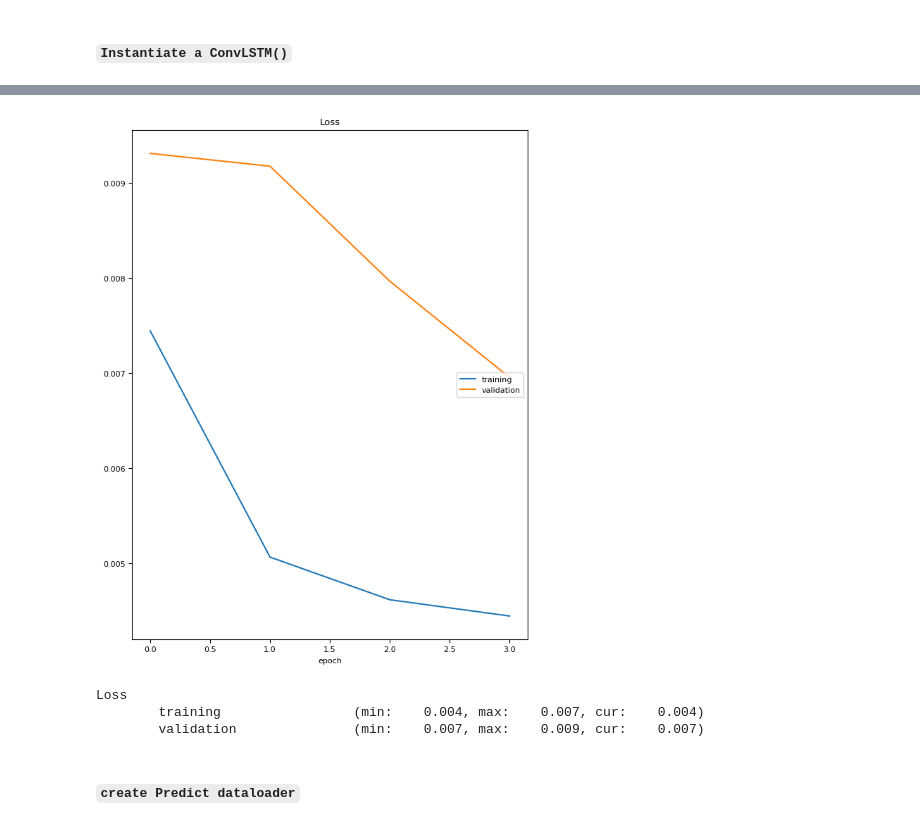
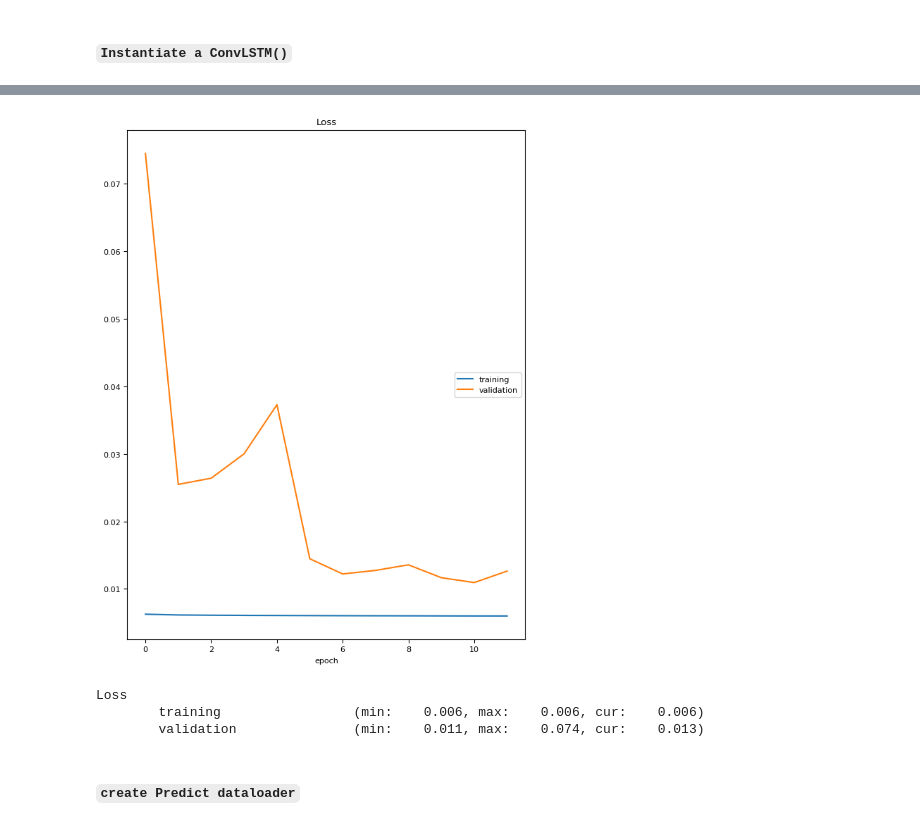
Before and after one commit to Dseal95/DYffcast, a Jupyter notebook: rainnow/notebooks/conv_lstm/convlstm_exploration.ipynb, the cells around one changed output, grey strips where cells are left out. Drawn from its saved outputs; the diff is of its cells as text; code cells hidden in the pictures.

```diff
--- a/rainnow/notebooks/conv_lstm/convlstm_exploration.ipynb
+++ b/rainnow/notebooks/conv_lstm/convlstm_exploration.ipynb
@@ -53,10 +55,10 @@ No GPU available! (device = cpu)
 #### `Datasets & Dataloaders`
 # %%
 # ** DIR helpers **
-CKPT_BASE_PATH = "/Users/ds423/git_uni/irp-ds423/rainnow/results/"
-CONFIGS_BASE_PATH = "/Users/ds423/git_uni/irp-ds423/rainnow/src/dyffusion/configs/"
-# CKPT_BASE_PATH = "/teamspace/studios/this_studio/irp-ds423/rainnow/results/"
-# CONFIGS_BASE_PATH = "/teamspace/studios/this_studio/irp-ds423/rainnow/src/dyffusion/configs/"
+BASE_PATH = "/teamspace/studios/this_studio"
+
+CKPT_BASE_PATH = f"{BASE_PATH}/DYffcast/rainnow/results/"
+CONFIGS_BASE_PATH = f"{BASE_PATH}/DYffcast/rainnow/src/dyffusion/configs/"
 
 CKPT_DIR = "checkpoints"
 CKPT_CFG_NAME = "hparams.yaml"
@@ -64,8 +66,11 @@ DATAMODULE_CONFIG_NAME = "imerg_precipitation.yaml"
 # whether or not to get last.ckpt or to get the "best model" ckpt (the other one in the folder).
 GET_LAST = False
 
+# ** Dataset Params **
+REVERSE_PROBABILITY = 0.2  # X% chance to flip the sequence during training.
+
 # ** Dataloader Params **
-BATCH_SIZE = 12
+BATCH_SIZE = 8
 NUM_WORKERS = 0
 
 INPUT_SEQUENCE_LENGTH = 4
@@ -99,7 +104,10 @@ datamodule.setup("validate")
 # %%
 # create the datasets.
 train_dataset = IMERGDataset(
-    datamodule, "train", sequence_length=INPUT_SEQUENCE_LENGTH, target_length=OUTPUT_SEQUENCE_LENGTH
+    datamodule,
+    "train",
+    sequence_length=INPUT_SEQUENCE_LENGTH,
+    target_length=OUTPUT_SEQUENCE_LENGTH,
 )
 val_dataset = IMERGDataset(
     datamodule, "validate", sequence_length=INPUT_SEQUENCE_LENGTH, target_length=OUTPUT_SEQUENCE_LENGTH
@@ -107,7 +115,7 @@ val_dataset = IMERGDataset(
 
 # instantiate the dataloaders.
 train_loader = DataLoader(
-    dataset=train_dataset, batch_size=BATCH_SIZE, num_workers=NUM_WORKERS, shuffle=False
+    dataset=train_dataset, batch_size=BATCH_SIZE, num_workers=NUM_WORKERS, shuffle=True
 )
 val_loader = DataLoader(
     dataset=val_dataset, batch_size=BATCH_SIZE, num_workers=NUM_WORKERS, shuffle=False
@@ -143,14 +182,13 @@ criterion = LPIPSMSELoss(
 ##### `Instantiate a ConvLSTM()`
 # %%
 # ** instantiate a new model **
-
 KERNEL_SIZE = (5, 5)
 INPUT_DIMS = (1, 128, 128)  # C, H, W
 OUTPUT_CHANNELS = 1
 HIDDEN_CHANNELS = [128, 128]
 NUM_LAYERS = 2
-CELL_DROPOUT = 0.15
-OUTPUT_ACTIVATION = nn.Tanh()
+CELL_DROPOUT = 0.4  # 0.2
+OUTPUT_ACTIVATION = nn.Tanh()  # nn.Tanh()  # nn.Sigmoid() # nn.Tanh() # nn.Sigmoid()
 
 model = ConvLSTMModel(
     input_sequence_length=INPUT_SEQUENCE_LENGTH,
@@ -241,0 +229,7 @@ def validate(
+# %%
+# load in a checkpoint.
+model_save_path = "convlstm-abcd1234.pt"  # (old best) LCB
+model.load_state_dict(
+    state_dict=torch.load(model_save_path, map_location=torch.device(device))["model_state_dict"]
+)
+model.train()
@@ -242,7 +254,8 @@ def validate(
 # %%
 ## ** training params 101 **
-n_epochs = 4
-optimizer = torch.optim.AdamW(model.parameters(), lr=3e-4, weight_decay=1e-5)
+n_epochs = 12
+optimizer = torch.optim.AdamW(model.parameters(), lr=7e-5, weight_decay=1e-2)
+scheduler = torch.optim.lr_scheduler.ReduceLROnPlateau(optimizer, mode="min", factor=0.1, patience=5)
 use_liveloss = True
 
 # model ckpt save path.
@@ -276,38 +289,41 @@ with tqdm(total=len(train_loader) * n_epochs, desc="Training", unit="batch") as
             )
             val_losses.append(val_loss)
             logs["val_loss"] = val_loss
 
         if use_liveloss:
             liveloss.update(logs)
             liveloss.send()
 
         # save a model checkpoint.
         if model_save_path:
             # save 'best' val loss checkpoint.
             if val_loss <= min(val_losses, default=float("inf")):
                 save_checkpoint(
                     model_weights=model.state_dict(),
                     optimizer_info=optimizer.state_dict(),
                     model_save_path=model_save_path,
                     epoch=i,
                     train_loss=train_loss,
                     val_loss=val_loss,
                 )
 
+        if scheduler:
+            scheduler.step(train_losses[-1])
+
     # save the last epoch.
     save_checkpoint(
         model_weights=model.state_dict(),
         optimizer_info=optimizer.state_dict(),
-        model_save_path=model_save_path[:-3] + "_v2_last.pt",
+        model_save_path=model_save_path[:-3] + "_last.pt",
         epoch=i,
         train_loss=train_loss,
         val_loss=val_loss,
     )
 # %% [output]
-[figure, old version]
+[figure, new version]
 Loss
-        training                 (min:    0.004, max:    0.007, cur:    0.004)
-        validation               (min:    0.007, max:    0.009, cur:    0.007)
+        training                 (min:    0.006, max:    0.006, cur:    0.006)
+        validation               (min:    0.011, max:    0.074, cur:    0.013)
 # %% [markdown]
 #### `create Predict dataloader`
 # %%
```
Also changed, not shown: parts of 16 cells of this notebook, 3 other files.
